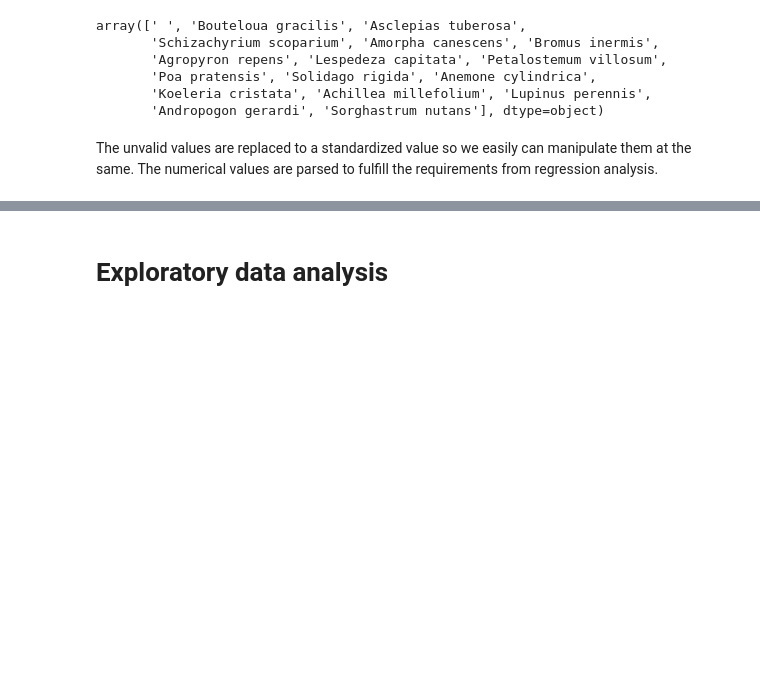
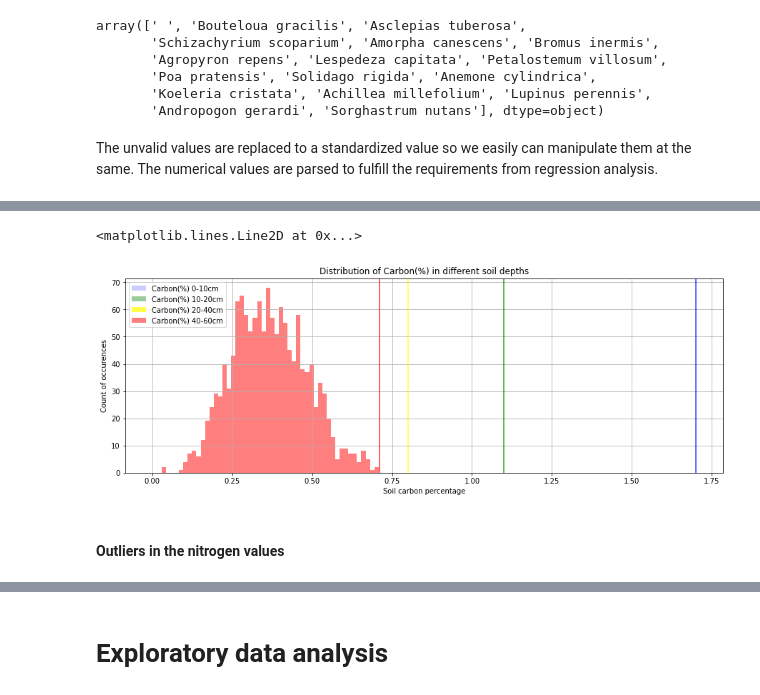
Before and after one commit to Mariuble/ucberkeley_biodiversity, a Jupyter notebook: Notebook.ipynb, the cells around one changed output, grey strips where cells are left out. Drawn from its saved outputs; the diff is of its cells as text; code cells hidden in the pictures; blank space fills up the shorter version.

```diff
--- a/Notebook.ipynb
+++ b/Notebook.ipynb
@@ -101,0 +154,20 @@ biocon[biocon['Depth'] == '40-60']['Carbon(%)'].hist(bins=100, figsize=(15,5), a
+# %%
+marius[marius['Depth'] == '0-10']['Carbon(%)'].hist(bins=50, figsize=(15,5), alpha=0.2, color='blue')
+marius[marius['Depth'] == '10-20']['Carbon(%)'].hist(bins=50, figsize=(15,5), alpha=0.4, color='green')
+marius[marius['Depth'] == '20-40']['Carbon(%)'].hist(bins=50, figsize=(15,5), alpha=0.7, color='yellow')
+marius[marius['Depth'] == '40-60']['Carbon(%)'].hist(bins=50, figsize=(15,5), alpha=0.5, color='red')
+plt.xlabel('Soil carbon percentage')
+plt.ylabel('Count of occurences')
+plt.title('Distribution of Carbon(%) in different soil depths')
+plt.legend(['Carbon(%) 0-10cm','Carbon(%) 10-20cm','Carbon(%) 20-40cm','Carbon(%) 40-60cm'])
+
+# The threshold values calculated in the cell below
+plt.axvline(1.7, color='blue', alpha=0.8)
+plt.axvline(1.1, color='green', alpha=0.8)
+plt.axvline(0.8, color='yellow', alpha=0.8)
+plt.axvline(0.71, color='red', alpha=0.8)
+# %% [output]
+<matplotlib.lines.Line2D at 0x...>
+[figure, added]
+# %% [markdown]
+#### Outliers in the nitrogen values
```
Also changed, not shown: parts of 28 cells of this notebook.
